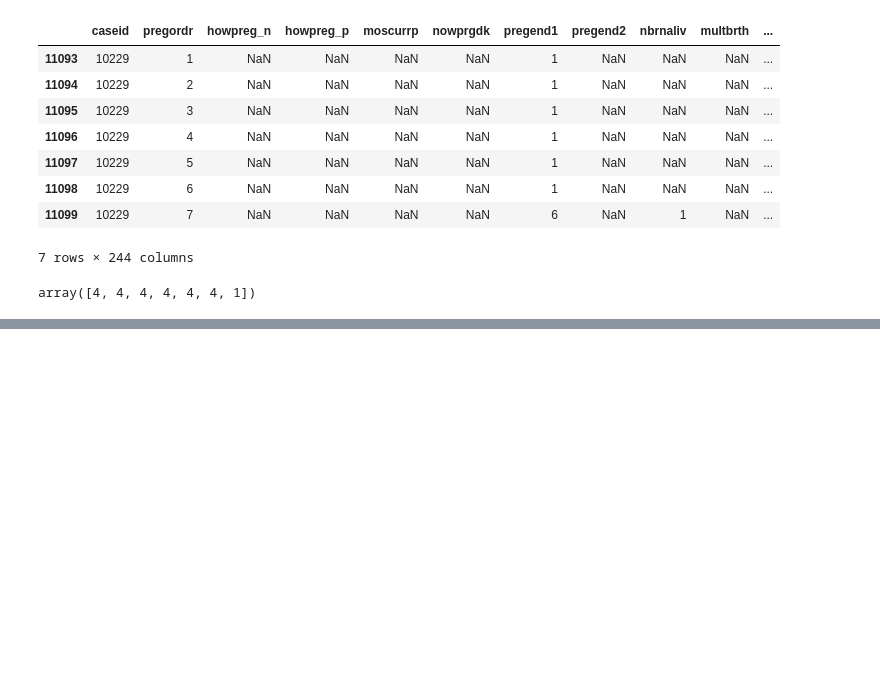
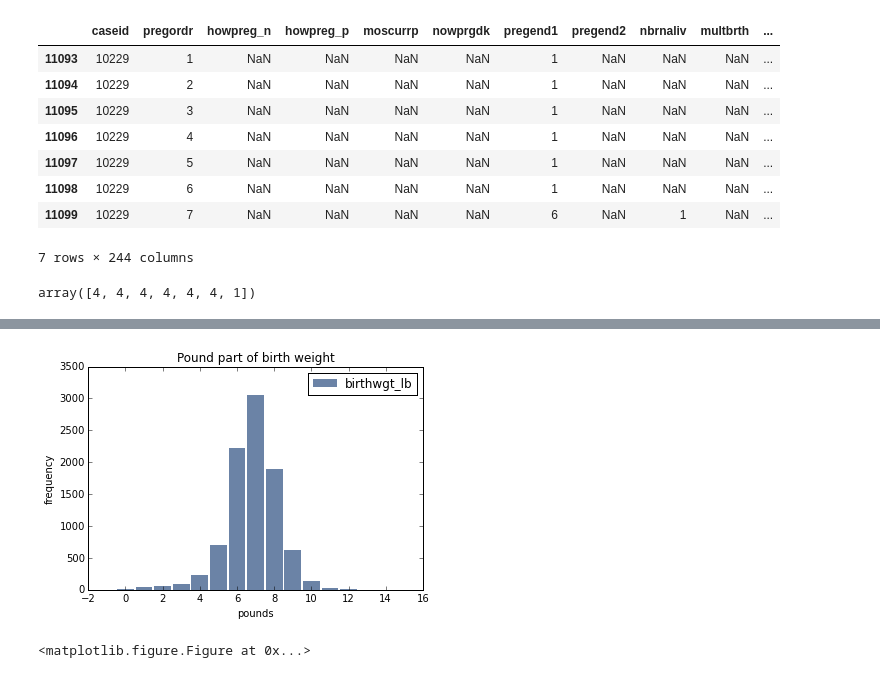
Before and after one commit to srashed3gatech/ThinkStats2, a Jupyter notebook: StudyNotes.ipynb, the cells around one changed output, grey strips where cells are left out. Cells and saved outputs as stored; diff of their text form; code cells hidden in the pictures; blank space fills up the shorter version.

```diff
--- a/StudyNotes.ipynb
+++ b/StudyNotes.ipynb
@@ -91,0 +135,14 @@ array([4, 4, 4, 4, 4, 4, 1])
+# %%
+import nsfg
+preg = nsfg.ReadFemPreg()
+# %%
+live = preg[preg.outcome == 1]
+# %%
+# plot birthwgt_lb for live birts
+hist = thinkstats2.Hist(live.birthwgt_lb, label="birthwgt_lb")
+thinkplot.Hist(hist)
+thinkplot.Show(xlabel='pounds', ylabel='frequency',
+               title='Pound part of birth weight')
+# %% [output]
+[figure, added]
+<matplotlib.figure.Figure at 0x...>
```
Also changed, not shown: parts of 44 cells of this notebook.
